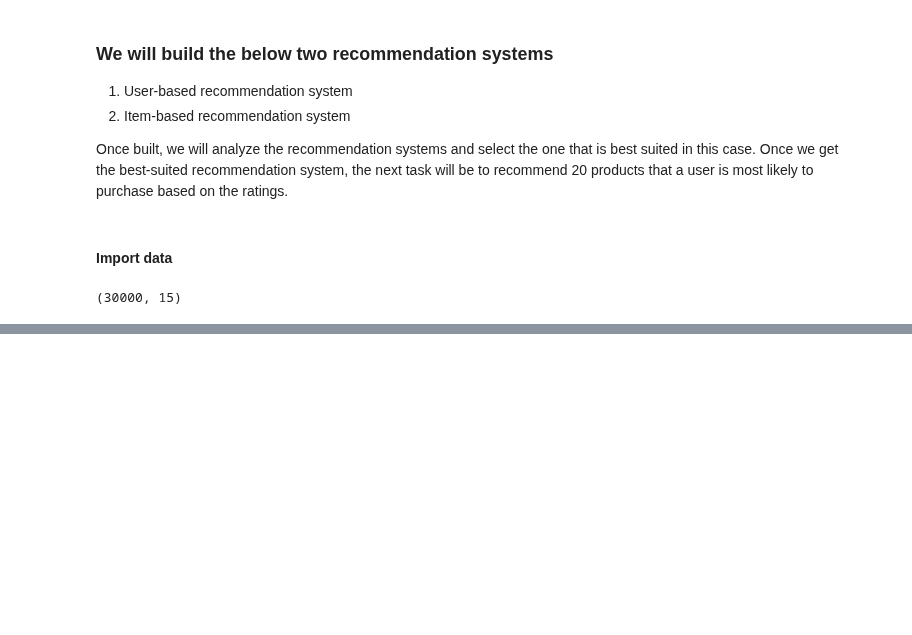
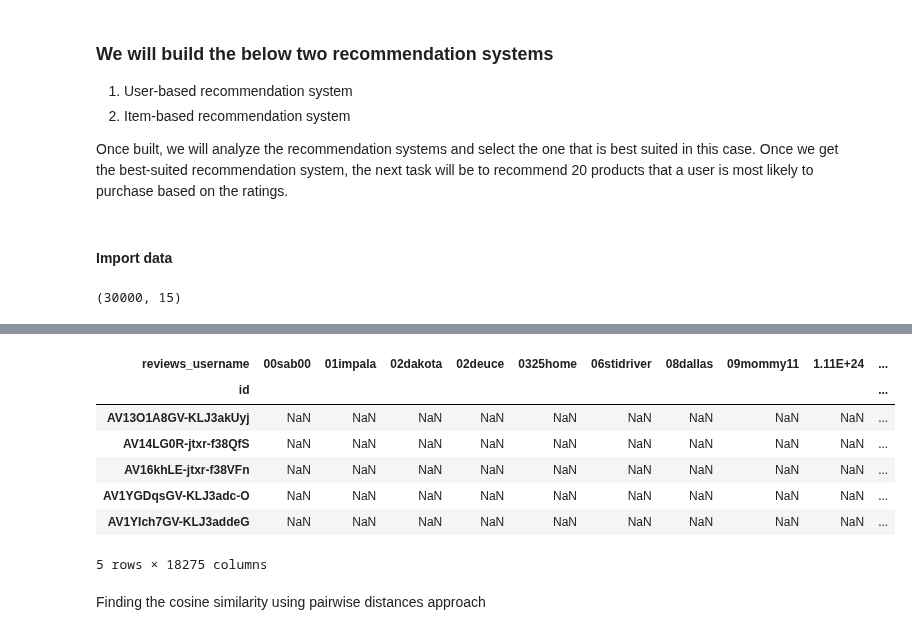
Before and after one commit to bharathsanjai/sentiment-based-product-recommendation-system, a Jupyter notebook: Recommendation_System_Notebook.ipynb, the cells around one changed output, grey strips where cells are left out. Saved outputs shown, nothing was run; the diff lists cells and outputs as text; code cells hidden in the pictures; blank space fills up the shorter version.

```diff
--- a/Recommendation_System_Notebook.ipynb
+++ b/Recommendation_System_Notebook.ipynb
@@ -1303,0 +1767,13 @@ df_reco = df_reco[["id", "name", "reviews_rating", "reviews_username"]]
+# %%
+df_subtracted.head()
+# %% [output]
+| reviews_username | 00sab00 | 01impala | 02dakota | 02deuce | 0325home | 06stidriver | 08dallas | 09mommy11 | 1.11E+24 | ... |
+| id |  |  |  |  |  |  |  |  |  | ... |
+| AV13O1A8GV-KLJ3akUyj | NaN | NaN | NaN | NaN | NaN | NaN | NaN | NaN | NaN | ... |
+| AV14LG0R-jtxr-f38QfS | NaN | NaN | NaN | NaN | NaN | NaN | NaN | NaN | NaN | ... |
+| AV16khLE-jtxr-f38VFn | NaN | NaN | NaN | NaN | NaN | NaN | NaN | NaN | NaN | ... |
+| AV1YGDqsGV-KLJ3adc-O | NaN | NaN | NaN | NaN | NaN | NaN | NaN | NaN | NaN | ... |
+| AV1YIch7GV-KLJ3addeG | NaN | NaN | NaN | NaN | NaN | NaN | NaN | NaN | NaN | ... |
+5 rows × 18275 columns
+# %% [markdown]
+Finding the cosine similarity using pairwise distances approach
```
Also changed, not shown: parts of 123 cells of this notebook.
